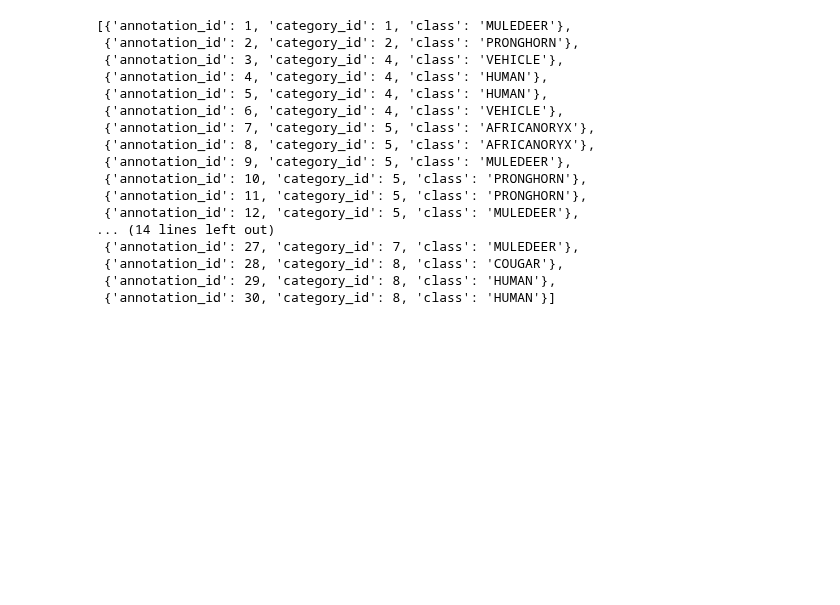
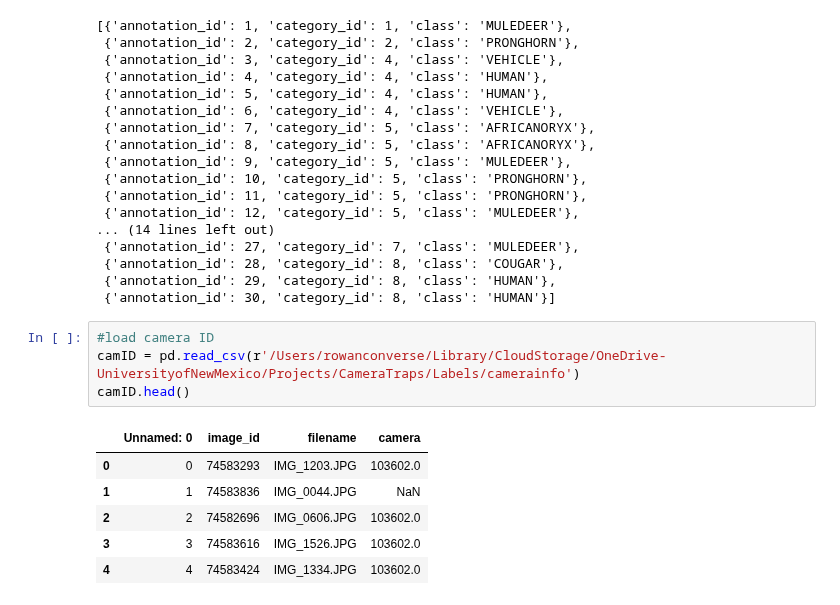
Before and after one commit to rowanoaktree/WildSouthwest, a Jupyter notebook: Scratch/sev_zooniverse2COCO.ipynb, the cells around one changed output. Drawn from its saved outputs; the diff is of its cells as text; blank space fills up the shorter version.

```diff
--- a/Scratch/sev_zooniverse2COCO.ipynb
+++ b/Scratch/sev_zooniverse2COCO.ipynb
@@ -117,3 +139,14 @@ annos
  {'annotation_id': 28, 'category_id': 8, 'class': 'COUGAR'},
  {'annotation_id': 29, 'category_id': 8, 'class': 'HUMAN'},
  {'annotation_id': 30, 'category_id': 8, 'class': 'HUMAN'}]
+# %%
+#load camera ID
+camID = pd.read_csv(r'/Users/rowanconverse/Library/CloudStorage/OneDrive-UniversityofNewMexico/Projects/CameraTraps/Labels/camerainfo')
+camID.head()
+# %% [output]
+|  | Unnamed: 0 | image_id | filename | camera |
+| 0 | 0 | 74583293 | IMG_1203.JPG | 103602.0 |
+| 1 | 1 | 74583836 | IMG_0044.JPG | NaN |
+| 2 | 2 | 74582696 | IMG_0606.JPG | 103602.0 |
+| 3 | 3 | 74583616 | IMG_1526.JPG | 103602.0 |
+| 4 | 4 | 74583424 | IMG_1334.JPG | 103602.0 |
```
Also changed, not shown: parts of 10 cells of this notebook.
